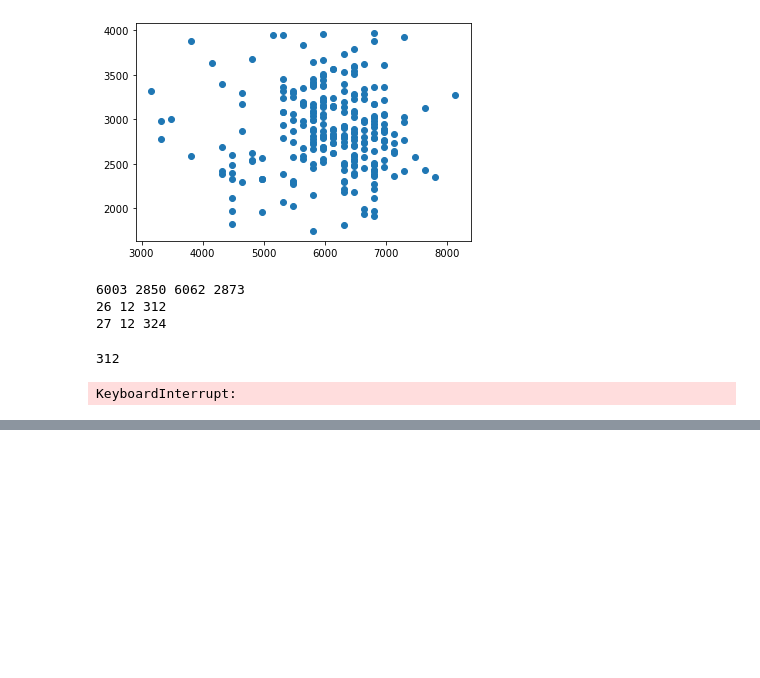
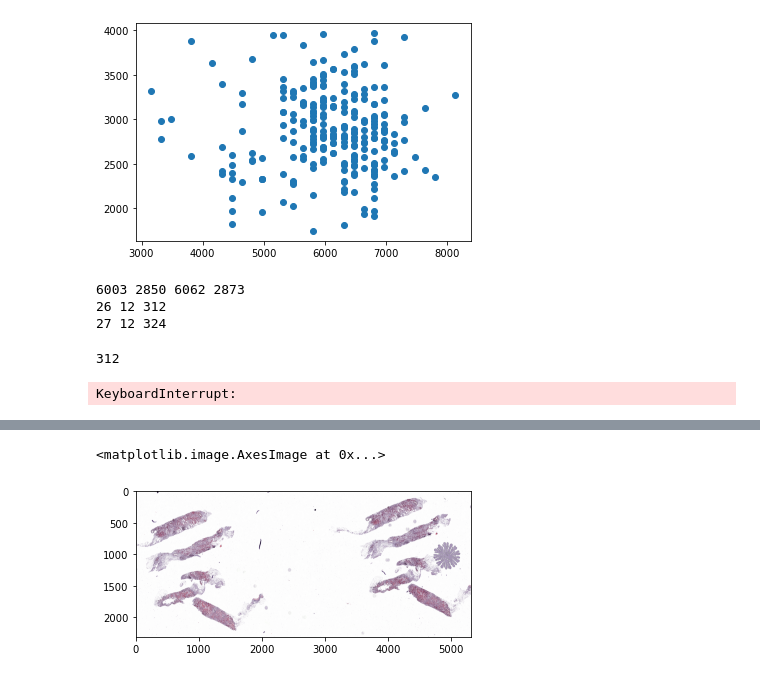
Before and after one commit to KZunT/Dacon, a Jupyter notebook: data_pre-processing.ipynb, the cells around one changed output, grey strips where cells are left out. Cells and saved outputs as stored; diff of their text form; code cells hidden in the pictures; blank space fills up the shorter version.

```diff
--- a/data_pre-processing.ipynb
+++ b/data_pre-processing.ipynb
@@ -211,0 +396,5 @@ for i in range(k):
+# %%
+plt.imshow(Norm_img)
+# %% [output]
+<matplotlib.image.AxesImage at 0x...>
+[figure, added]
```
Also changed, not shown: parts of 11 cells of this notebook.
